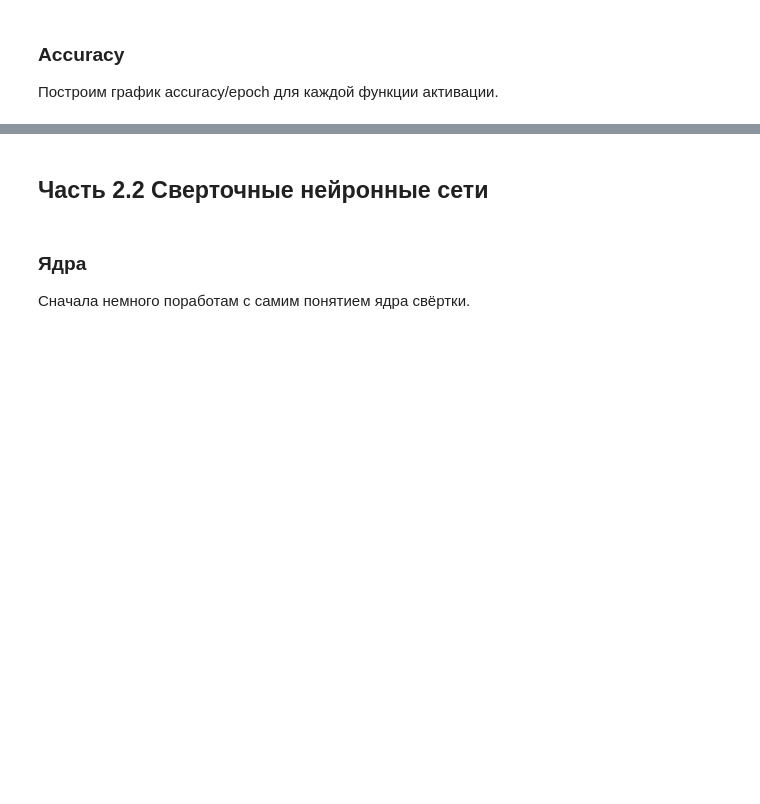
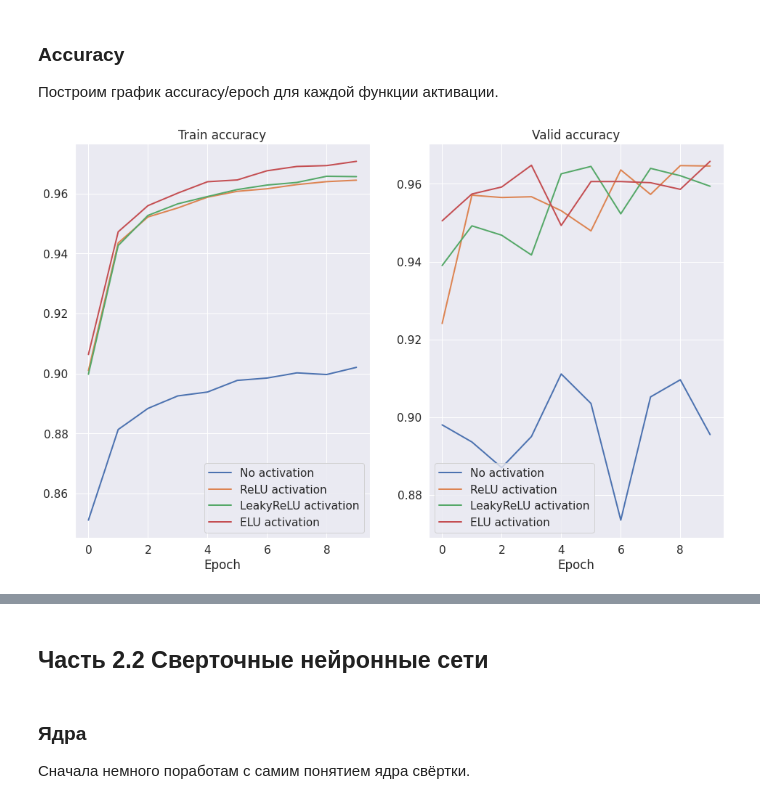
Before and after one commit to pmaishev/dls2023, a Jupyter notebook: [homework_2023_2_pm]dense_and_convolutional_nn.ipynb, the cells around one changed output, grey strips where cells are left out. Cells and saved outputs as stored; diff of their text form; code cells hidden in the pictures; blank space fills up the shorter version.

```diff
--- a/[homework_2023_2_pm]dense_and_convolutional_nn.ipynb
+++ b/[homework_2023_2_pm]dense_and_convolutional_nn.ipynb
@@ -288,13 +290,22 @@ class Identical(nn.Module):
 Задайте лосс для обучения (кросс-энтропия).
 # %%
 activation = nn.ELU
+# D_in - размерность входа (количество признаков у объекта);
+# H - размерность скрытых слоёв;
+# D_out - размерность выходного слоя (суть - количество классов)
+D_in, H, D_out = 784, 128, 10
 
 model = nn.Sequential(
     nn.Flatten(),
     #YOUR CODE. Add layers to your sequential class
+    nn.Linear(D_in, H),
+    activation(),
+    nn.Linear(H, H),
+    activation(),
+    nn.Linear(H, D_out)
 )
 # %%
-criterion = #YOUR CODE. Select a loss function
+criterion = nn.CrossEntropyLoss() #YOUR CODE. Select a loss function
 optimizer = torch.optim.Adam(model.parameters())
 
 loaders = {"train": train_dataloader, "valid": valid_dataloader}
@@ -354,8 +395,3 @@ for epoch in range(max_epochs):
 Попробуйте разные функции активации. Для каждой функции активации посчитайте массив validation accuracy. Лучше реализовать это в виде функции, берущей на вход активацию и получающей массив из accuracies.
 # %%
 elu_accuracy = accuracy["valid"]
-# %%
-# YOUR CODE. Do the same thing with other activations (it's better to wrap into a function that returns a list of accuracies)
-
-def test_activation_function(activation):
-    #YOUR CODE
@@ -365,0 +452,11 @@ leaky_relu_accuracy = #YOUR CODE
+# %%
+accuracy_calss_list = [nn.ELU, Identical, nn.ReLU, nn.LeakyReLU]
+accuracy_results = {}
+for accuracy_class in accuracy_calss_list:
+    accuracy_results[accuracy_class.__name__] = test_activation_function(accuracy_class, loaders)
+
+# Это для графика из исходного ноутбука.
+elu_accuracy = accuracy_results["ELU"]["valid"]
+plain_accuracy = accuracy_results["Identical"]["valid"]
+relu_accuracy = ["ReLU"]["valid"]
+leaky_relu_accuracy = ["LeakyReLU"]["valid"]
@@ -366,6 +481,22 @@ leaky_relu_accuracy = #YOUR CODE
 # %% [markdown]
 ### Accuracy
 Построим график accuracy/epoch для каждой функции активации.
+# %%
+# Переделал построение графика, для сравнения тренировочной и валидационной выборки. Ячейка из исходного ноутбука - ниже.
+sns.set(style="darkgrid", font_scale=1.4)
+
+fig, axs = plt.subplots(1, 2, figsize=(24, 10))
+i = 0
+for key in ["train", "valid"]:
+    axs[i].set_title(f"{key.capitalize()} accuracy")
+    for acc_key in accuracy_results:
+        axs[i].plot(range(max_epochs), accuracy_results[acc_key][key], label=f"{acc_key} activation", linewidth=2)
+    axs[i].legend()
+    axs[i].set_xlabel("Epoch")
+    i += 1
+plt.show()
+# %% [output]
+[figure, added]
 # %%
 sns.set(style="darkgrid", font_scale=1.4)
 
```
Also changed, not shown: parts of 13 cells of this notebook.
